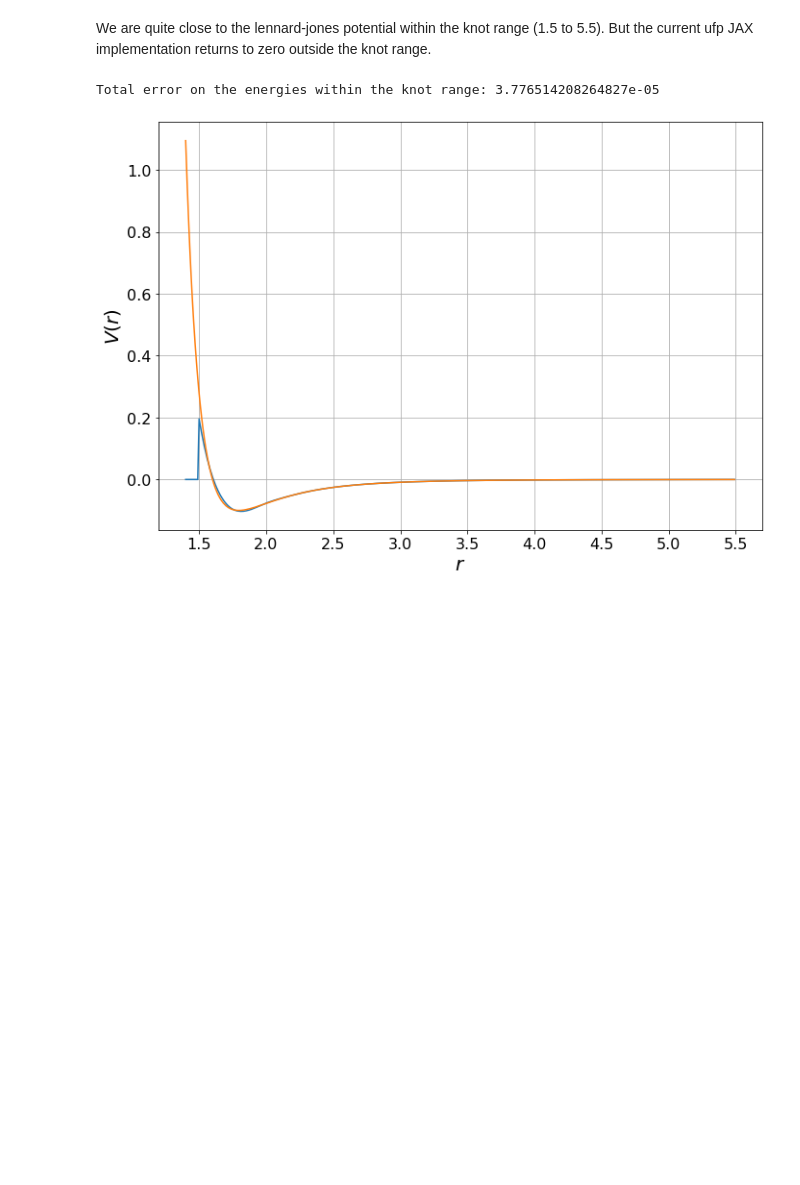
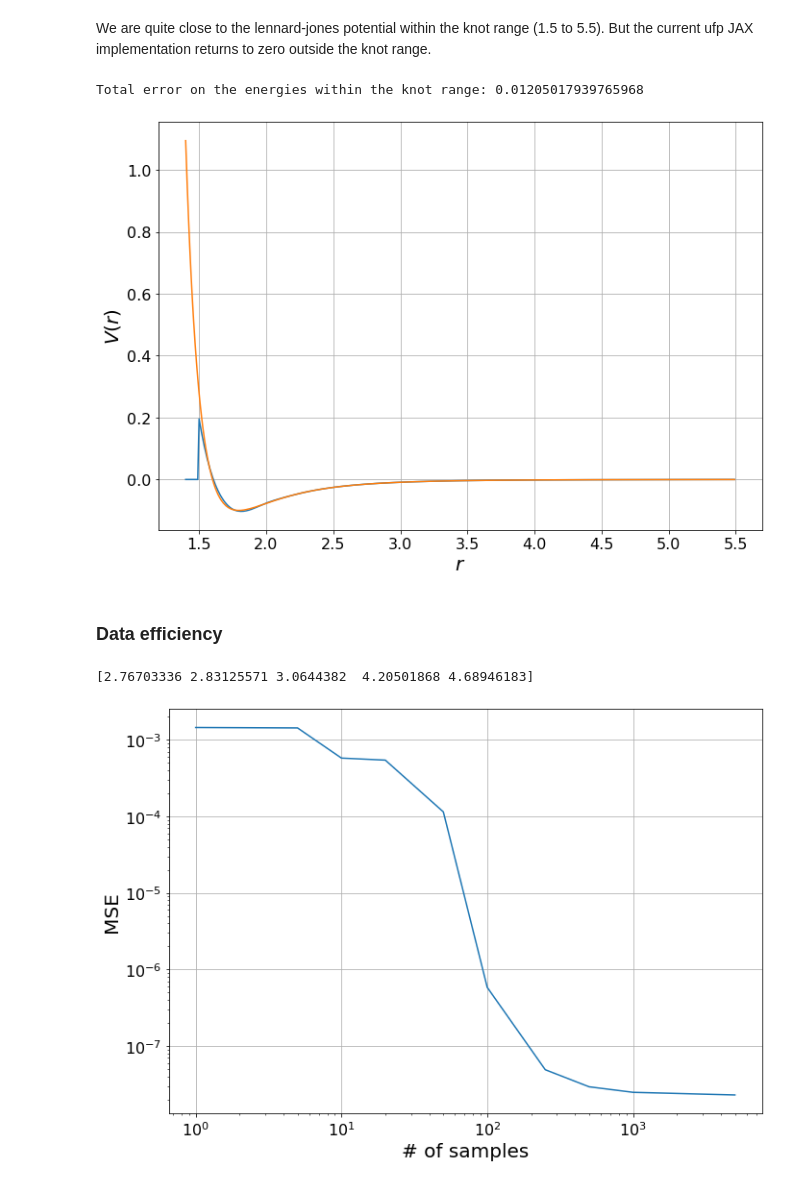
Before and after one commit to henk789/uf3, a Jupyter notebook: examples/jax-md/jax-md-ufp-demo.ipynb, the cells around one changed output. Cells and saved outputs as stored; diff of their text form; code cells hidden in the pictures; blank space fills up the shorter version.

Commit message:
Gradient descent error by # samples

```diff
--- a/examples/jax-md/jax-md-ufp-demo.ipynb
+++ b/examples/jax-md/jax-md-ufp-demo.ipynb
@@ -230,7 +212,7 @@ drs = jnp.arange(1.5,6.0,0.01)
 uf2 = lambda drs, co: uf2_interaction(drs, coefficients=co, knots=knots, cutoff=5.5)
 lj = lambda drs: lennard_jones(drs, sigma=1.6, epsilon=0.1)
 
-def error(coefficients):
+def error(coefficients, drs):
     return jnp.sum((lj(drs) - uf2(drs, coefficients)) ** 2) / len(drs)
 # %% [markdown]
 Taking derivatives with respect to the coefficients.
@@ -261,11 +243,11 @@ error = jit(error)
 uf2 = jit(uf2)
 
 for i in range(100):
-    dc = loss(c)
+    dc = loss(c, drs)
     c -= dc
 
     if i % 10 == 0:
-        print(f"Error after {i} iterations: {error(c)}")
+        print(f"Error after {i} iterations: {error(c, drs)}")
         U = uf2(drs, c)
         plt.plot(drs,U)
 
@@ -288,7 +270,7 @@ We are quite close to the lennard-jones potential within the knot range (1.5 to
 # %%
 drs = jnp.arange(1.4,5.5,0.01)
 
-print(f"Total error on the energies within the knot range: {error(c)}")
+print(f"Total error on the energies within the knot range: {error(c, drs)}")
 
 U = uf2(drs, c)
 plt.plot(drs,U)
@@ -297,5 +279,45 @@ plt.plot(drs,U)
 format_plot(r'$r$', r'$V(r)$')
 finalize_plot()
 # %% [output]
-Total error on the energies within the knot range: 3.776514208264827e-05
+Total error on the energies within the knot range: 0.01205017939765968
 [figure]
+# %% [markdown]
+### Data efficiency
+# %%
+loss = jit(grad(error))
+error = jit(error)
+
+def error_after_training(training_set, iterations, reference):
+  c = jnp.zeros_like(coefficients)
+  out = []
+  for data in training_set:
+    for i in range(iterations):
+      dc = loss(c, data)
+      c -= dc
+    out.append(error(c, reference))
+  return out
+# %%
+training_sets = []
+X = [1,5,10,20,50,100,250,500,1000,5000]
+
+rng = onp.random.default_rng(12345)
+
+for i in X:
+  tmp = jnp.asarray(rng.uniform(1.5,5.5,i))
+  training_sets.append(jnp.sort(tmp))
+
+print(training_sets[1])
+# %% [output]
+[2.76703336 2.83125571 3.0644382  4.20501868 4.68946183]
+# %%
+fine_sampling = jnp.arange(1.5,5.5,0.001) # 4000 data points with uniform spacing
+reference = fine_sampling
+# reference = training_sets[-1]
+n_steps = 200 # number of steps in the gradient descent
+
+U = error_after_training(training_sets, n_steps, reference)
+plt.loglog(X,U)
+format_plot("# of samples", "MSE")
+finalize_plot()
+# %% [output]
+[figure, added]
```
Also changed, not shown: parts of 5 cells of this notebook.
